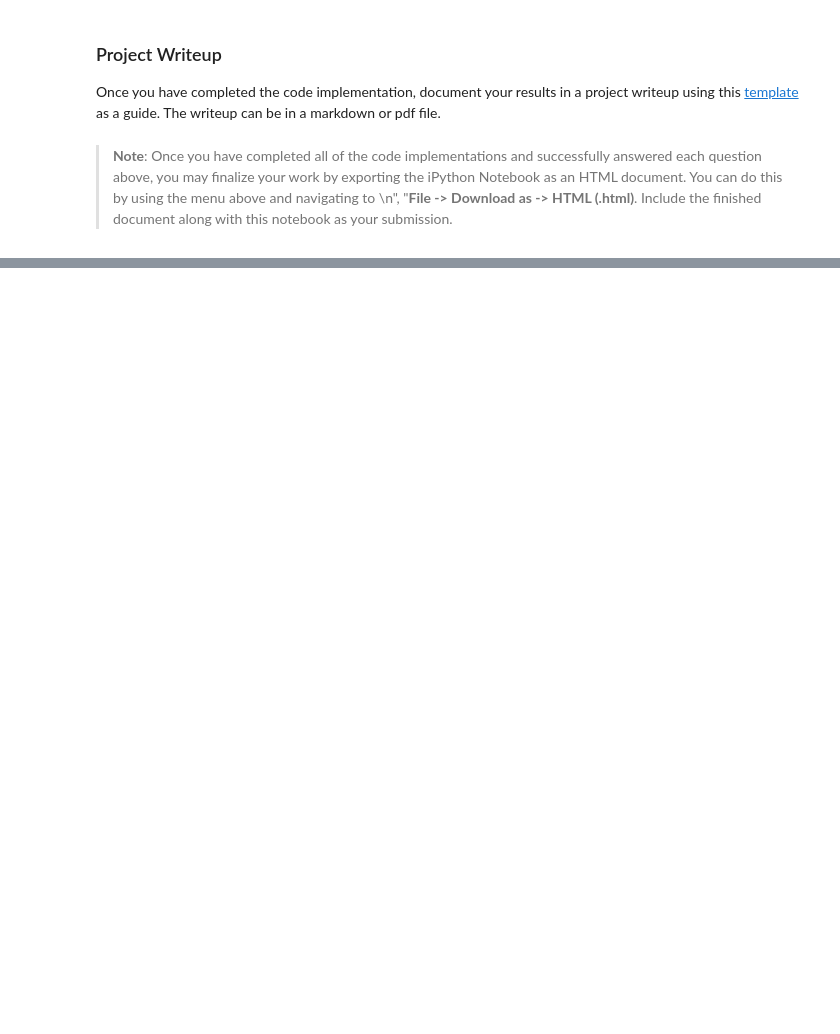
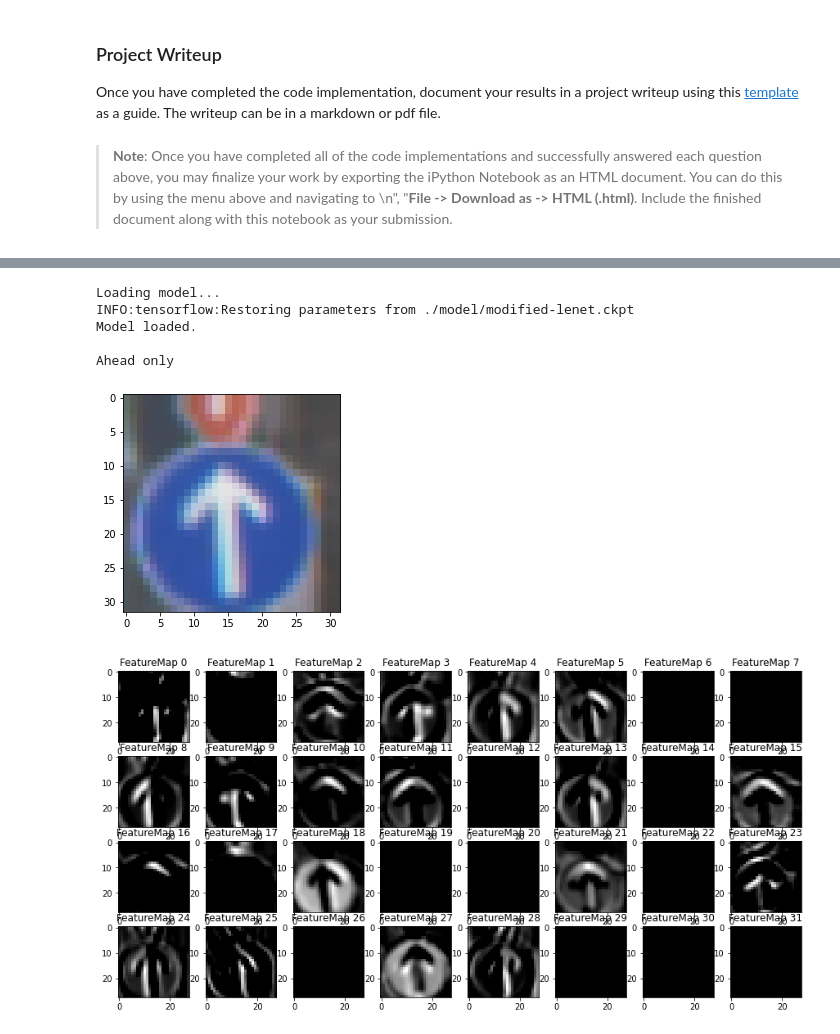
Before and after one commit to evanfebrianto/Traffic-Sign-Classifier-Project, a Jupyter notebook: Traffic_Sign_Classifier.ipynb, the cells around one changed output, grey strips where cells are left out. Saved outputs shown, nothing was run; the diff lists cells and outputs as text; code cells hidden in the pictures; blank space fills up the shorter version.

Commit message:
git commit -m "added layer visualization"

```diff
--- a/Traffic_Sign_Classifier.ipynb
+++ b/Traffic_Sign_Classifier.ipynb
@@ -281,6 +281,8 @@ import tensorflow as tf
 from tensorflow.contrib.layers import flatten
 
 def LeNet(x):
+    global conv1_activation, conv2_activation
+
     # Arguments used for tf.truncated_normal, randomly defines variables for the weights and biases for each layer
     mu = 0
     sigma = 0.1
@@ -597,8 +592,12 @@ tf.global_variables_initializer()
 # %%
 with tf.Session() as sess:
+    sess.run(tf.global_variables_initializer())
+    saver.restore(sess, "./model/modified-lenet.ckpt")
+    print()
     for image in resized_images:
         img = np.expand_dims(image, axis=0)
         top5_prediction = sess.run(top5_operation, feed_dict={x: img, keep_prob: 1.0})
-        print(top5_prediction)
+        for i in range(5):
+            print('{:s}: {:.5f}'.format(classId2SignName[str(top5_prediction[1][0][0])], top5_prediction[0][0][i]))
         print()
 # %% [output]
@@ -637,29 +647,58 @@ For an example of what feature map outputs look like, check out NVIDIA's results
 # %%
 ### Visualize your network's feature maps here.
 ### Feel free to use as many code cells as needed.
 
 # image_input: the test image being fed into the network to produce the feature maps
 # tf_activation: should be a tf variable name used during your training procedure that represents the calculated state of a specific weight layer
 # activation_min/max: can be used to view the activation contrast in more detail, by default matplot sets min and max to the actual min and max values of the output
 # plt_num: used to plot out multiple different weight feature map sets on the same block, just extend the plt number for each new feature map entry
 
 def outputFeatureMap(image_input, tf_activation, activation_min=-1, activation_max=-1 ,plt_num=1):
     # Here make sure to preprocess your image_input in a way your network expects
     # with size, normalization, ect if needed
     # image_input =
     # Note: x should be the same name as your network's tensorflow data placeholder variable
     # If you get an error tf_activation is not defined it may be having trouble accessing the variable from inside a function
     activation = tf_activation.eval(session=sess,feed_dict={x : image_input})
     featuremaps = activation.shape[3]
     plt.figure(plt_num, figsize=(15,15))
     for featuremap in range(featuremaps):
-        plt.subplot(6,8, featuremap+1) # sets the number of feature maps to show on each row and column
+        plt.subplot(8,8, featuremap+1) # sets the number of feature maps to show on each row and column
         plt.title('FeatureMap ' + str(featuremap)) # displays the feature map number
         if activation_min != -1 & activation_max != -1:
             plt.imshow(activation[0,:,:, featuremap], interpolation="nearest", vmin =activation_min, vmax=activation_max, cmap="gray")
         elif activation_max != -1:
             plt.imshow(activation[0,:,:, featuremap], interpolation="nearest", vmax=activation_max, cmap="gray")
         elif activation_min !=-1:
             plt.imshow(activation[0,:,:, featuremap], interpolation="nearest", vmin=activation_min, cmap="gray")
         else:
             plt.imshow(activation[0,:,:, featuremap], interpolation="nearest", cmap="gray")
+
+def myOutputFeatureMap(img):
+    img = np.expand_dims(img, axis=0)
+    outputFeatureMap(img, conv1_activation)
+#     outputFeatureMap(img, conv2_activation)
+
+print("Loading model...")
+with tf.Session() as sess:
+    saver = tf.train.Saver()
+    saver.restore(sess, "./model/modified-lenet.ckpt")
+    print("Model loaded.")
+
+    print()
+    index = np.random.randint(0, len(y_train))
+    print(classId2SignName[str(y_train[index])])
+    img = X_train[index]
+    plt.imshow(img, vmin=-1, vmax=1)
+    plt.show()
+    img = np.expand_dims(img, axis=0)
+    outputFeatureMap(img, conv1_activation, plt_num=1)
+    outputFeatureMap(img, conv2_activation, plt_num=2)
+# %% [output]
+Loading model...
+INFO:tensorflow:Restoring parameters from ./model/modified-lenet.ckpt
+Model loaded.
+
+Ahead only
+[figure, added]
+[figure, added]
```
Also changed, not shown: parts of 11 cells of this notebook, 8 other files.
